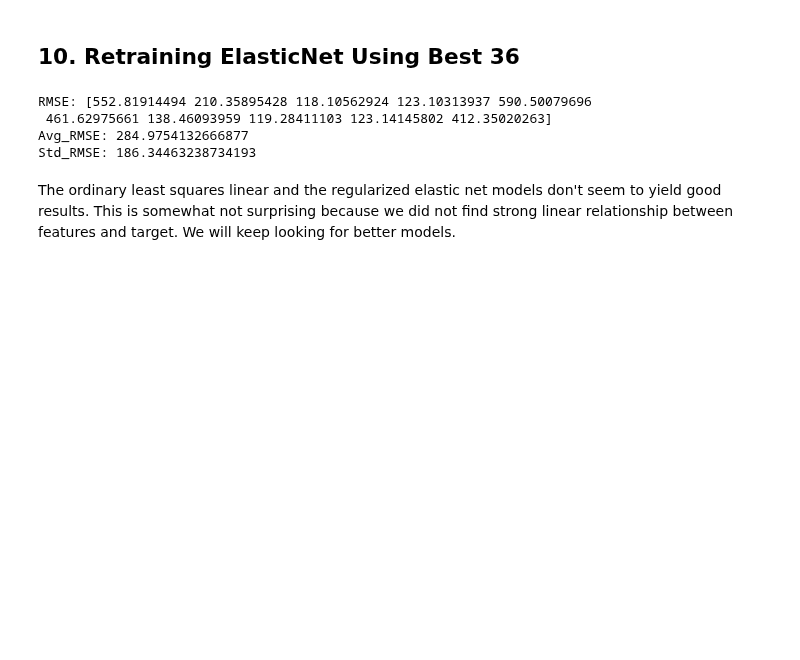
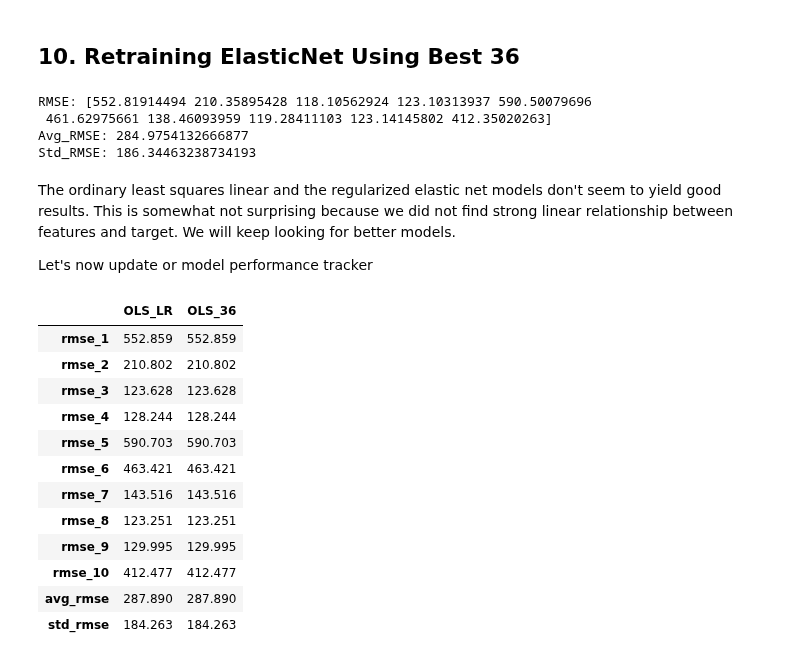
Before and after one commit to harera3/ML_Portfolio, a Jupyter notebook: 09_Chicago_AirBnB_Model_Training.ipynb, the cells around one changed output. Cells and saved outputs as stored; diff of their text form; code cells hidden in the pictures; blank space fills up the shorter version.

```diff
--- a/09_Chicago_AirBnB_Model_Training.ipynb
+++ b/09_Chicago_AirBnB_Model_Training.ipynb
@@ -303,3 +303,29 @@ Avg_RMSE: 284.9754132666877
 Std_RMSE: 186.34463238734193
 # %% [markdown]
 The ordinary least squares linear and the regularized elastic net models don't seem to yield good results. This is somewhat not surprising because  we did not find strong linear relationship between features and target. We will keep looking for better models.
+
+Let's now update or model performance tracker
+# %%
+model_df['OLSLR_36'] = [552.85926868, 210.80167345, 123.6281426,  128.24445457, 590.70288076,
+                      463.42082567, 143.51566033, 123.25094313, 129.99480711, 412.47683308,
+                      287.88954893941775, 184.2632445272487]
+model_df['ElasNet_36'] = [552.81914494, 210.35895428, 118.10562924, 123.10313937, 590.50079696,
+                          461.62975661, 138.46093959, 119.28411103, 123.14145802, 412.35020263,
+                          284.9754132666877
+Std_RMSE: 186.34463238734193]
+
+model_df
+# %% [output]
+|  | OLS_LR | OLS_36 |
+| rmse_1 | 552.859 | 552.859 |
+| rmse_2 | 210.802 | 210.802 |
+| rmse_3 | 123.628 | 123.628 |
+| rmse_4 | 128.244 | 128.244 |
+| rmse_5 | 590.703 | 590.703 |
+| rmse_6 | 463.421 | 463.421 |
+| rmse_7 | 143.516 | 143.516 |
+| rmse_8 | 123.251 | 123.251 |
+| rmse_9 | 129.995 | 129.995 |
+| rmse_10 | 412.477 | 412.477 |
+| avg_rmse | 287.890 | 287.890 |
+| std_rmse | 184.263 | 184.263 |
```
